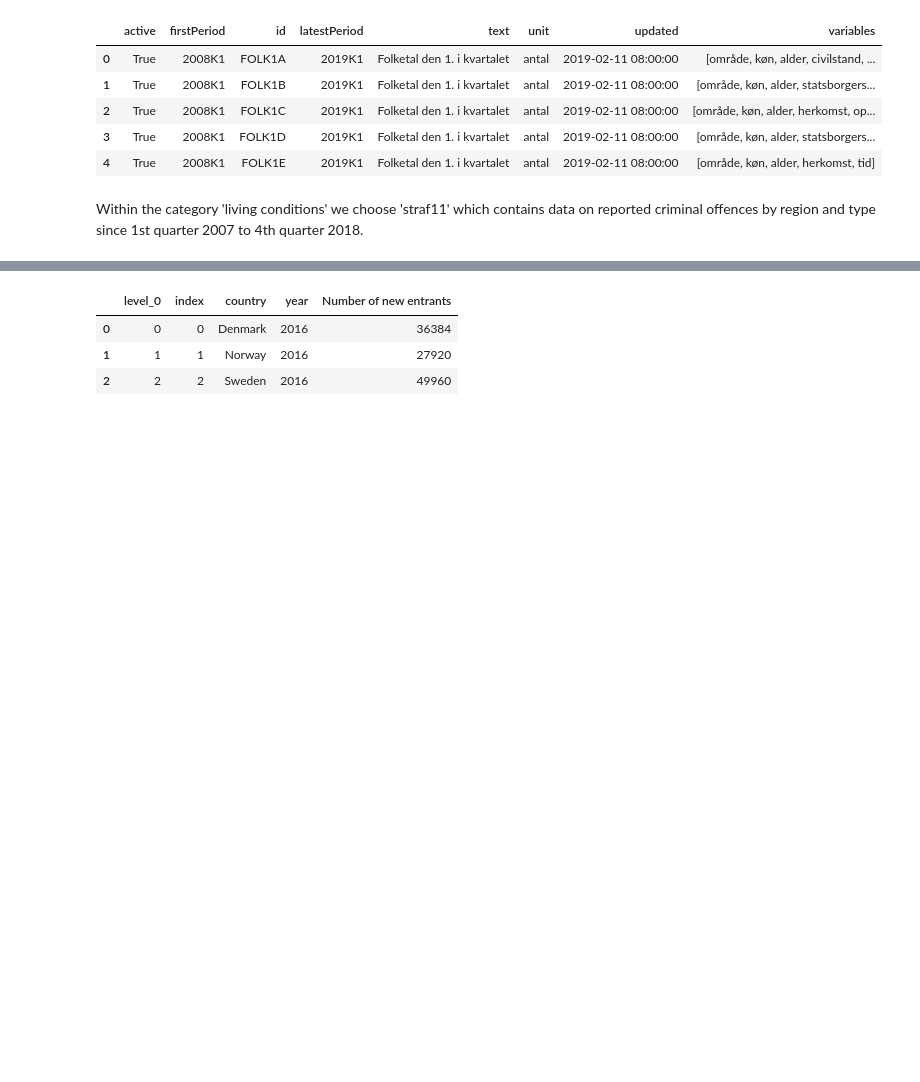
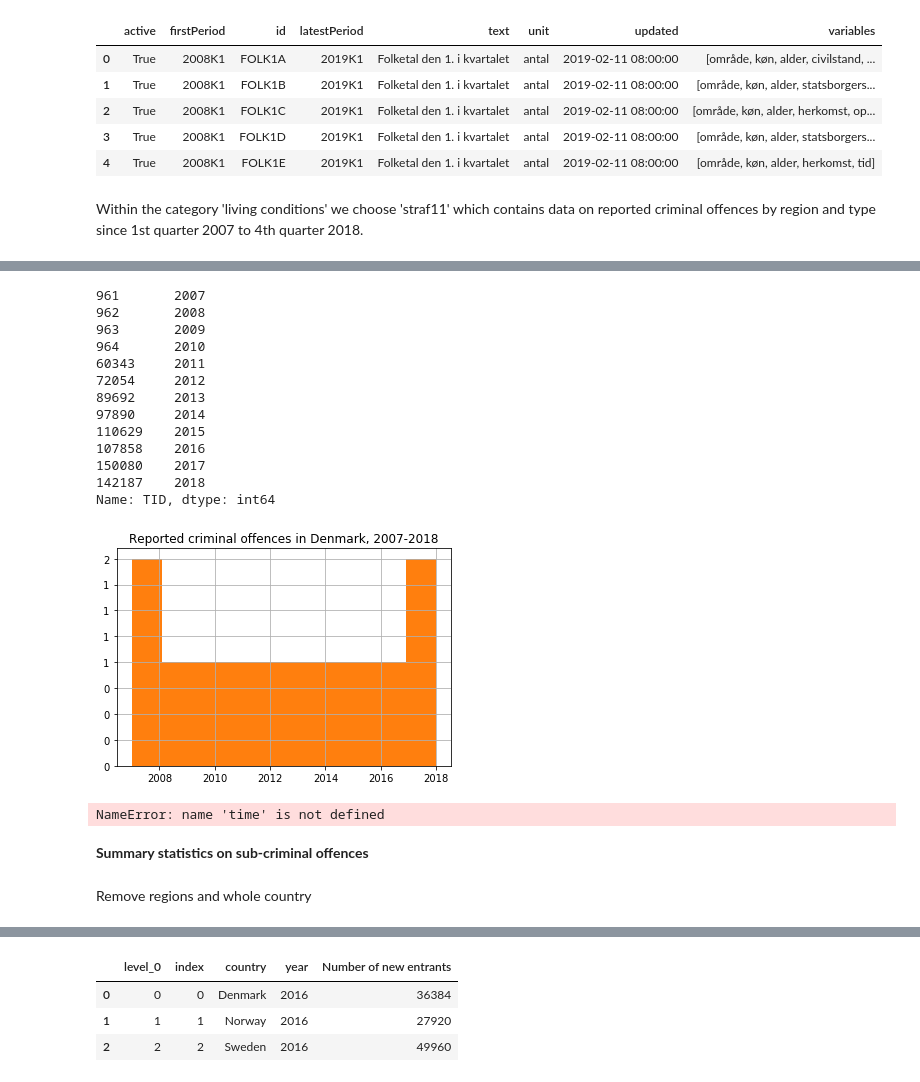
Before and after one commit to NumEconCopenhagen/projects-2019-cl, a Jupyter notebook: dataproject/dataproject/Assignment.ipynb, the cells around one changed output, grey strips where cells are left out. Cells and saved outputs as stored; diff of their text form; code cells hidden in the pictures; blank space fills up the shorter version.

```diff
--- a/dataproject/dataproject/Assignment.ipynb
+++ b/dataproject/dataproject/Assignment.ipynb
@@ -59,0 +120,11 @@ type(crime_api)
+# %%
+M = crime_api.OMRÅDE.str.contains('Region')
+
+crime_M = crime_api[M]
+
+crime_reg = crime_M.loc[(crime_api['OVERTRÆD'] == 'Overtrædelsens art i alt') &
+              (crime_api['ANMSIGT'] == 'Anmeldt'),:]
+
+crime_reg_sort = crime_reg.sort_values(by='TID',ascending=True)
+
+crime_reg_sort.head(12)
@@ -59,0 +145,30 @@ type(crime_api)
+# %%
+fig = plt.figure()
+ax = fig.add_subplot(1,1,1)
+crime_hist = crime_reg_sort.loc[crime_reg_sort['OMRÅDE'] == 'Region Hovedstaden',:]
+x = crime_hist['TID']
+y = crime_hist['INDHOLD']
+
+x.hist(bins=12)
+
+ax.hist(x,bins=10)
+ax.grid(True)
+ax.set_title('Reported criminal offences in Denmark, 2007-2018')
+ax.get_yaxis().set_major_formatter(plt.FuncFormatter(lambda x, loc: "{:,}".format(int(x))))
+
+print(x)
+# %% [output]
+961       2007
+962       2008
+963       2009
+964       2010
+60343     2011
+72054     2012
+89692     2013
+97890     2014
+110629    2015
+107858    2016
+150080    2017
+142187    2018
+Name: TID, dtype: int64
+[figure, added]
@@ -59,0 +195,15 @@ type(crime_api)
+# %%
+widgets.interact(interactive_figure,
+    time = widgets.fixed(time),
+    area = widgets.Dropdown(description="$Area$", options=['Region Hovedstaden',
+                                                         'Region Syddanmark',
+                                                         'Region Sjælland',
+                                                         'Region Midtjylland',
+                                                         'Region Nordjylland'], value='Region Hovedstaden'),
+    obs = widgets.fixed(obs));
+# %% [output]
+NameError: name 'time' is not defined
+# %% [markdown]
+**Summary statistics on sub-criminal offences**
+# %% [markdown]
+Remove regions and whole country
```
Also changed, not shown: parts of 18 cells of this notebook.
